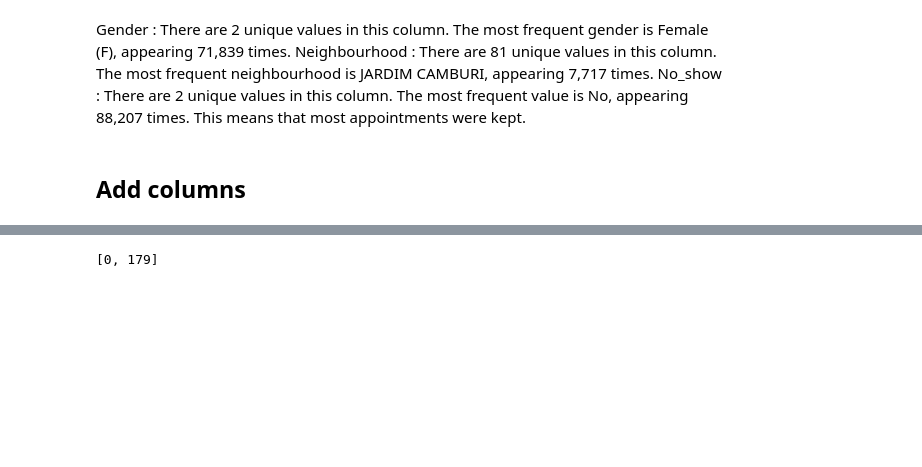
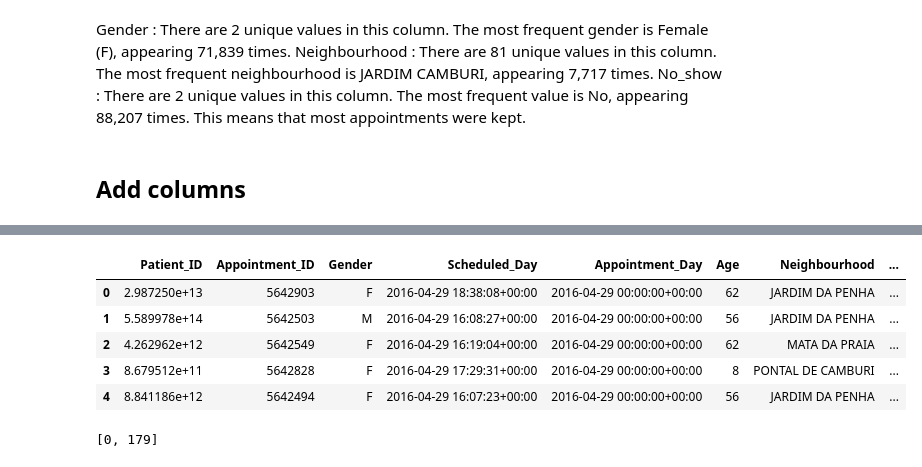
Before and after one commit to Omeagon/Project1, a Jupyter notebook: DataCleaning.ipynb, the cells around one changed output, grey strips where cells are left out. Saved outputs shown, nothing was run; the diff lists cells and outputs as text; code cells hidden in the pictures; blank space fills up the shorter version.

```diff
--- a/DataCleaning.ipynb
+++ b/DataCleaning.ipynb
@@ -131,11 +131,13 @@ df['Scheduled_Day'] = pd.to_datetime(df['Scheduled_Day'])
 df['Appointment_Day'] = pd.to_datetime(df['Appointment_Day'])
 # Split Scheduled_Day column into date and time
 df['Scheduled_Day_Date'] = df['Scheduled_Day'].dt.strftime("%Y-%m-%d")
-df['Scheduled_Day_Time'] = df['Scheduled_Day'].dt.strftime("%H:%M:%S")
+df['Scheduled_Hour'] = df['Scheduled_Day'].dt.hour
+# Get appointment day of week
+df['Appointment_Day_of_Week'] = df['Appointment_Day'].dt.day_name()
 # Remove timestamp from Appointment Day (since it is set at midnight for all rows)
-df['Appointment_Day'] = df['Appointment_Day'].dt.strftime("%Y-%m-%d")
+df['Appointment_Day_Date'] = df['Appointment_Day'].dt.strftime("%Y-%m-%d")
+df.info()
 df.head()
-df.info()
 # %% [output]
 <class 'pandas.core.frame.DataFrame'>
 RangeIndex: 110526 entries, 0 to 110525
@@ -157,3 +159,9 @@ memory usage: 13.5+ MB
+|  | Patient_ID | Appointment_ID | Gender | Scheduled_Day | Appointment_Day | Age | Neighbourhood | ... |
+| 0 | 2.987250e+13 | 5642903 | F | 2016-04-29 18:38:08+00:00 | 2016-04-29 00:00:00+00:00 | 62 | JARDIM DA PENHA | ... |
+| 1 | 5.589978e+14 | 5642503 | M | 2016-04-29 16:08:27+00:00 | 2016-04-29 00:00:00+00:00 | 56 | JARDIM DA PENHA | ... |
+| 2 | 4.262962e+12 | 5642549 | F | 2016-04-29 16:19:04+00:00 | 2016-04-29 00:00:00+00:00 | 62 | MATA DA PRAIA | ... |
+| 3 | 8.679512e+11 | 5642828 | F | 2016-04-29 17:29:31+00:00 | 2016-04-29 00:00:00+00:00 | 8 | PONTAL DE CAMBURI | ... |
+| 4 | 8.841186e+12 | 5642494 | F | 2016-04-29 16:07:23+00:00 | 2016-04-29 00:00:00+00:00 | 56 | JARDIM DA PENHA | ... |
 # %%
 df["Days_Between"] = ""
 # %%
```
Also changed, not shown: parts of 4 cells of this notebook, 1 other file.
